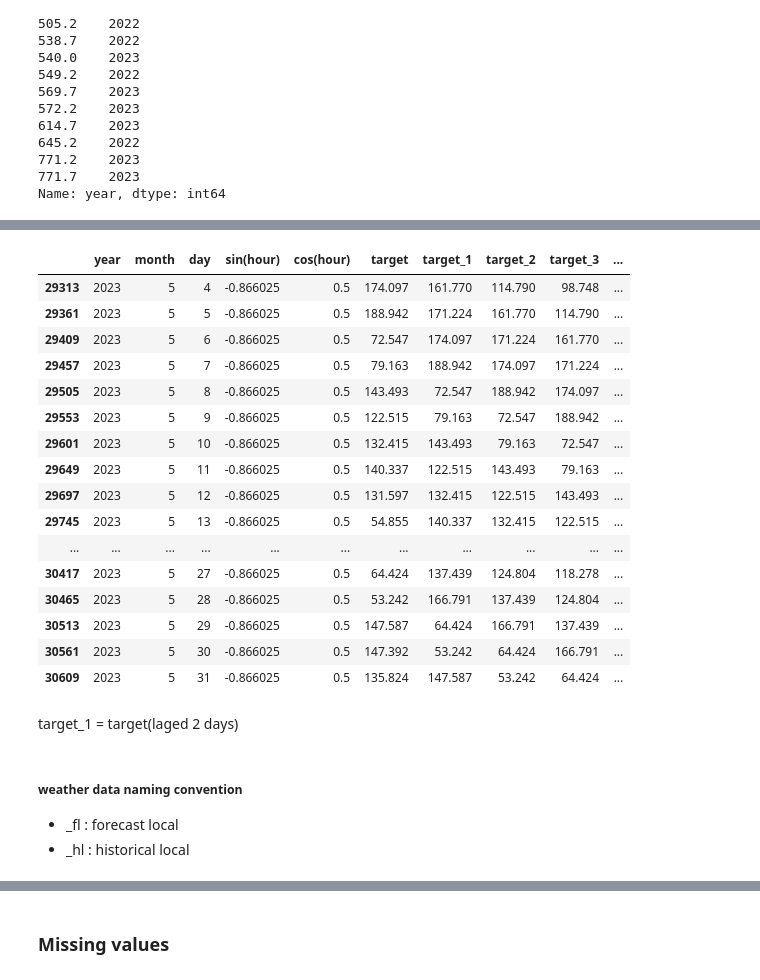
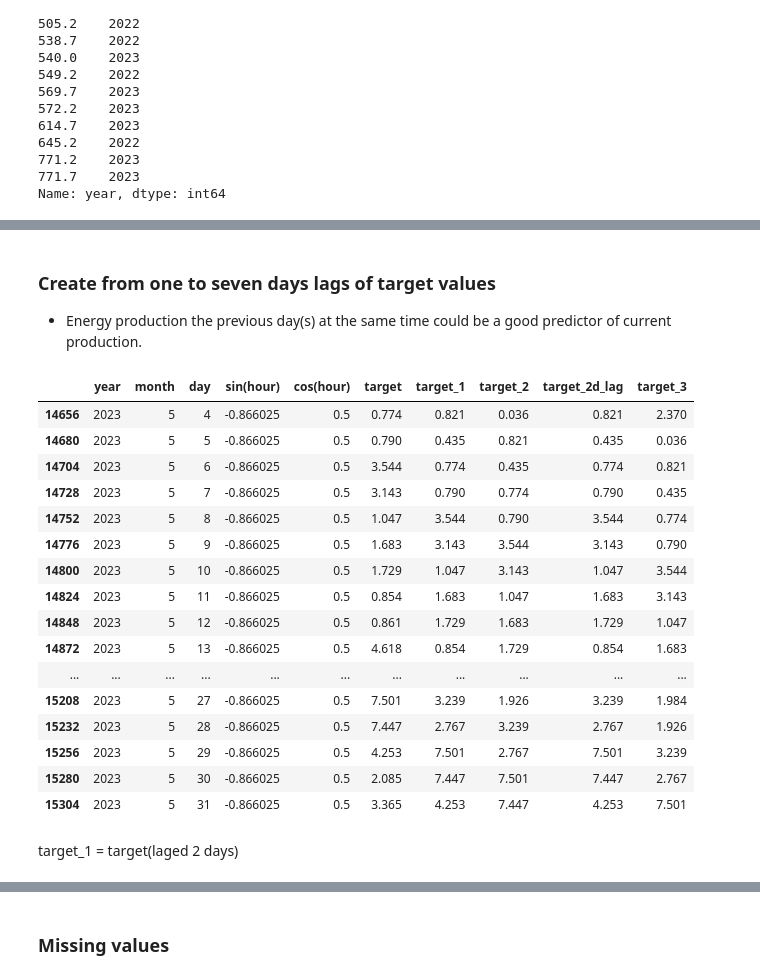
Before and after one commit to Olks/mlzoomcamp-capstone-project, a Jupyter notebook: eda.ipynb, the cells around one changed output, grey strips where cells are left out. Drawn from its saved outputs; the diff is of its cells as text; code cells hidden in the pictures.

Commit message:
data preparation

```diff
--- a/eda.ipynb
+++ b/eda.ipynb
@@ -16,7 +26,7 @@ import matplotlib.pyplot as plt
 # %%
-data_file = 'data.csv'
+DATA_FILE_PATH = 'energy_production_data.csv'
 # %%
-df = pd.read_csv(data_file)
+df = pd.read_csv(DATA_FILE_PATH)
 # %%
 df
 # %% [output]
@@ -96,0 +46,3 @@ df.tail(25).T.tail(25)
+# %%
+df['hour_sin'] = (round((np.arcsin(df['sin(hour)']) * 12) / np.pi,0)).astype('int')
+df['hour_cos'] = (round((np.arccos(df['cos(hour)']) * 12) / np.pi,0)).astype('int')
@@ -389,24 +245,35 @@ df.describe().T.head(9)
+# %% [markdown]
+### Create from one to seven days lags of target values
+- Energy production the previous day(s) at the same time could be a good predictor of current production.
+# %%
+df['target_1d_lag'] = df['target'].shift(24*1)
+df['target_2d_lag'] = df['target'].shift(24*2)
+df['target_3d_lag'] = df['target'].shift(24*3)
+df['target_4d_lag'] = df['target'].shift(24*4)
+df['target_5d_lag'] = df['target'].shift(24*5)
+df['target_6d_lag'] = df['target'].shift(24*6)
+df['target_7d_lag'] = df['target'].shift(24*7)
 # %%
-df.loc[(df.is_consumption==1)&(df['sin(hour)']==-8.660254e-01)&(df['cos(hour)']==0.5)][['year','month','day','sin(hour)','cos(hour)',
-    'target','target_1','target_2','target_3','target_1_all_type_sum','target_2_all_type_sum']].tail(28)
+df.loc[(df['sin(hour)']==-8.660254e-01)&(df['cos(hour)']==0.5)][['year','month','day','sin(hour)','cos(hour)',
+    'target','target_1','target_2','target_2d_lag','target_3']].tail(28)
 # %% [output]
-|  | year | month | day | sin(hour) | cos(hour) | target | target_1 | target_2 | target_3 | ... |
-| 29313 | 2023 | 5 | 4 | -0.866025 | 0.5 | 174.097 | 161.770 | 114.790 | 98.748 | ... |
-| 29361 | 2023 | 5 | 5 | -0.866025 | 0.5 | 188.942 | 171.224 | 161.770 | 114.790 | ... |
-| 29409 | 2023 | 5 | 6 | -0.866025 | 0.5 | 72.547 | 174.097 | 171.224 | 161.770 | ... |
-| 29457 | 2023 | 5 | 7 | -0.866025 | 0.5 | 79.163 | 188.942 | 174.097 | 171.224 | ... |
-| 29505 | 2023 | 5 | 8 | -0.866025 | 0.5 | 143.493 | 72.547 | 188.942 | 174.097 | ... |
-| 29553 | 2023 | 5 | 9 | -0.866025 | 0.5 | 122.515 | 79.163 | 72.547 | 188.942 | ... |
-| 29601 | 2023 | 5 | 10 | -0.866025 | 0.5 | 132.415 | 143.493 | 79.163 | 72.547 | ... |
-| 29649 | 2023 | 5 | 11 | -0.866025 | 0.5 | 140.337 | 122.515 | 143.493 | 79.163 | ... |
-| 29697 | 2023 | 5 | 12 | -0.866025 | 0.5 | 131.597 | 132.415 | 122.515 | 143.493 | ... |
-| 29745 | 2023 | 5 | 13 | -0.866025 | 0.5 | 54.855 | 140.337 | 132.415 | 122.515 | ... |
+|  | year | month | day | sin(hour) | cos(hour) | target | target_1 | target_2 | target_2d_lag | target_3 |
+| 14656 | 2023 | 5 | 4 | -0.866025 | 0.5 | 0.774 | 0.821 | 0.036 | 0.821 | 2.370 |
+| 14680 | 2023 | 5 | 5 | -0.866025 | 0.5 | 0.790 | 0.435 | 0.821 | 0.435 | 0.036 |
+| 14704 | 2023 | 5 | 6 | -0.866025 | 0.5 | 3.544 | 0.774 | 0.435 | 0.774 | 0.821 |
+| 14728 | 2023 | 5 | 7 | -0.866025 | 0.5 | 3.143 | 0.790 | 0.774 | 0.790 | 0.435 |
+| 14752 | 2023 | 5 | 8 | -0.866025 | 0.5 | 1.047 | 3.544 | 0.790 | 3.544 | 0.774 |
+| 14776 | 2023 | 5 | 9 | -0.866025 | 0.5 | 1.683 | 3.143 | 3.544 | 3.143 | 0.790 |
+| 14800 | 2023 | 5 | 10 | -0.866025 | 0.5 | 1.729 | 1.047 | 3.143 | 1.047 | 3.544 |
+| 14824 | 2023 | 5 | 11 | -0.866025 | 0.5 | 0.854 | 1.683 | 1.047 | 1.683 | 3.143 |
+| 14848 | 2023 | 5 | 12 | -0.866025 | 0.5 | 0.861 | 1.729 | 1.683 | 1.729 | 1.047 |
+| 14872 | 2023 | 5 | 13 | -0.866025 | 0.5 | 4.618 | 0.854 | 1.729 | 0.854 | 1.683 |
 | ... | ... | ... | ... | ... | ... | ... | ... | ... | ... | ... |
-| 30417 | 2023 | 5 | 27 | -0.866025 | 0.5 | 64.424 | 137.439 | 124.804 | 118.278 | ... |
-| 30465 | 2023 | 5 | 28 | -0.866025 | 0.5 | 53.242 | 166.791 | 137.439 | 124.804 | ... |
-| 30513 | 2023 | 5 | 29 | -0.866025 | 0.5 | 147.587 | 64.424 | 166.791 | 137.439 | ... |
-| 30561 | 2023 | 5 | 30 | -0.866025 | 0.5 | 147.392 | 53.242 | 64.424 | 166.791 | ... |
-| 30609 | 2023 | 5 | 31 | -0.866025 | 0.5 | 135.824 | 147.587 | 53.242 | 64.424 | ... |
+| 15208 | 2023 | 5 | 27 | -0.866025 | 0.5 | 7.501 | 3.239 | 1.926 | 3.239 | 1.984 |
+| 15232 | 2023 | 5 | 28 | -0.866025 | 0.5 | 7.447 | 2.767 | 3.239 | 2.767 | 1.926 |
+| 15256 | 2023 | 5 | 29 | -0.866025 | 0.5 | 4.253 | 7.501 | 2.767 | 7.501 | 3.239 |
+| 15280 | 2023 | 5 | 30 | -0.866025 | 0.5 | 2.085 | 7.447 | 7.501 | 7.447 | 2.767 |
+| 15304 | 2023 | 5 | 31 | -0.866025 | 0.5 | 3.365 | 4.253 | 7.447 | 4.253 | 7.501 |
 # %% [markdown]
 target_1 = target(laged 2 days)
 # %%
@@ -469,10 +326,6 @@ inlcuded_fields = [
     # target
     'target'
 ]
-# %% [markdown]
-##### weather data naming convention
-- _fl : forecast local
-- _hl : historical local
 # %%
 data = df[inlcuded_fields]
 # %%
```
Also changed, not shown: parts of 21 cells of this notebook, 1 other file.
